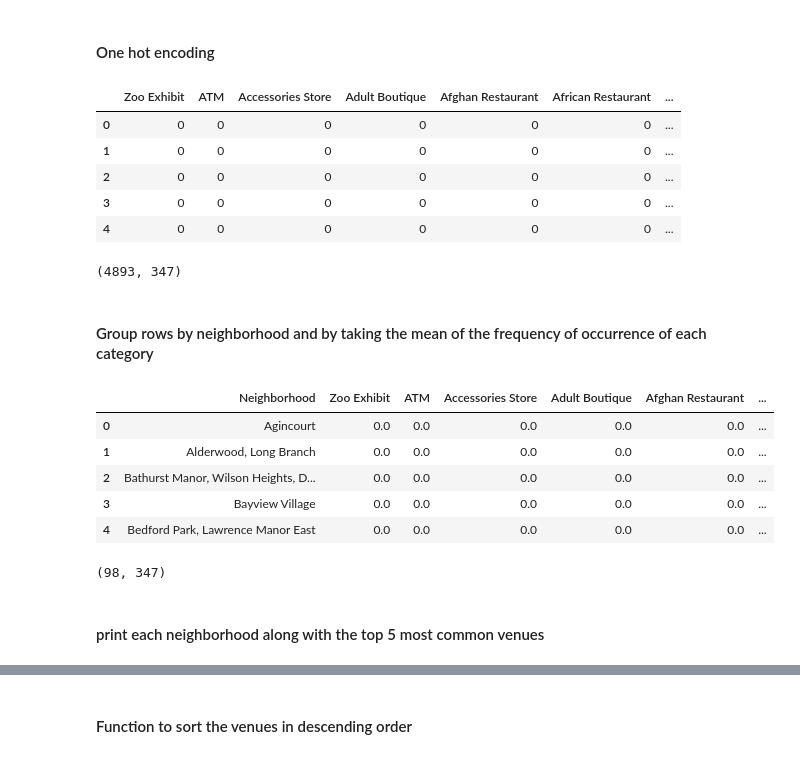
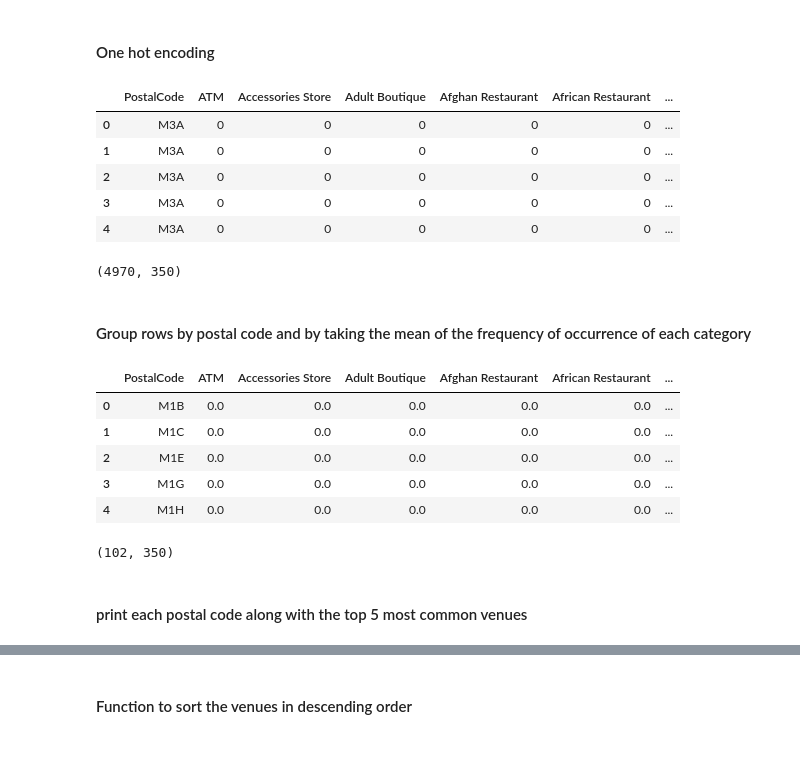
Before and after one commit to emilfh/Coursera_Capstone, a Jupyter notebook: assignment_neighborhoods_in_toronto.ipynb, the cells around one changed output, grey strips where cells are left out. Saved outputs shown, nothing was run; the diff lists cells and outputs as text; code cells hidden in the pictures.

```diff
--- a/assignment_neighborhoods_in_toronto.ipynb
+++ b/assignment_neighborhoods_in_toronto.ipynb
@@ -261,5 +259,3 @@ toronto_data = postal_data
-# %%
-toronto_data = toronto_data.drop_duplicates(subset=['Neighborhood'])
 # %% [markdown]
 #### Check number of unique boroughs
 # %%
@@ -325,11 +321,11 @@ CLIENT_SECRET:TZA5QOUXQ1JTH31IXRNGSP1DMUFUAI1C053RS3V50OTDBVF2
 # %%
 # Radius changed to larger, since many neighborhoods only had a few hits.
 
-def getNearbyVenues(names, latitudes, longitudes, radius=1000):
+def getNearbyVenues(postal_codes, latitudes, longitudes, radius=1000):
 
     venues_list=[]
-    for name, lat, lng in zip(names, latitudes, longitudes):
-        print(name)
+    for postal_code, lat, lng in zip(postal_codes, latitudes, longitudes):
+        print(postal_code)
 
         # create the API request URL
         url = 'https://api.foursquare.com/v2/venues/explore?&client_id={}&client_secret={}&v={}&ll={},{}&radius={}&limit={}'.format(
@@ -346,7 +342,7 @@ def getNearbyVenues(names, latitudes, longitudes, radius=1000):
 
         # return only relevant information for each nearby venue
         venues_list.append([(
-            name,
+            postal_code,
             lat,
             lng,
             v['venue']['name'],
@@ -355,9 +351,9 @@ def getNearbyVenues(names, latitudes, longitudes, radius=1000):
             v['venue']['categories'][0]['name']) for v in results])
 
     nearby_venues = pd.DataFrame([item for venue_list in venues_list for item in venue_list])
-    nearby_venues.columns = ['Neighborhood',
-                  'Neighborhood Latitude',
-                  'Neighborhood Longitude',
+    nearby_venues.columns = ['PostalCode',
+                  'PostalCode Latitude',
+                  'PostalCode Longitude',
                   'Venue',
                   'Venue Latitude',
                   'Venue Longitude',
@@ -369,5 +365,5 @@ def getNearbyVenues(names, latitudes, longitudes, radius=1000):
 # %%
-toronto_venues = getNearbyVenues(names=toronto_data['Neighborhood'],
+toronto_venues = getNearbyVenues(postal_codes=toronto_data['PostalCode'],
                                    latitudes=toronto_data['Latitude'],
                                    longitudes=toronto_data['Longitude']
                                   )
@@ -438,7 +434,7 @@ There are 347 uniques categories.
 toronto_onehot = pd.get_dummies(toronto_venues[['Venue Category']], prefix="", prefix_sep="")
 
 # add neighborhood column back to dataframe
-toronto_onehot['Neighborhood'] = toronto_venues['Neighborhood']
+toronto_onehot['PostalCode'] = toronto_venues['PostalCode']
 
 # move neighborhood column to the first column
 fixed_columns = [toronto_onehot.columns[-1]] + list(toronto_onehot.columns[:-1])
@@ -446,34 +442,34 @@ toronto_onehot = toronto_onehot[fixed_columns]
 
 toronto_onehot.head()
 # %% [output]
-|  | Zoo Exhibit | ATM | Accessories Store | Adult Boutique | Afghan Restaurant | African Restaurant | ... |
-| 0 | 0 | 0 | 0 | 0 | 0 | 0 | ... |
-| 1 | 0 | 0 | 0 | 0 | 0 | 0 | ... |
-| 2 | 0 | 0 | 0 | 0 | 0 | 0 | ... |
-| 3 | 0 | 0 | 0 | 0 | 0 | 0 | ... |
-| 4 | 0 | 0 | 0 | 0 | 0 | 0 | ... |
+|  | PostalCode | ATM | Accessories Store | Adult Boutique | Afghan Restaurant | African Restaurant | ... |
+| 0 | M3A | 0 | 0 | 0 | 0 | 0 | ... |
+| 1 | M3A | 0 | 0 | 0 | 0 | 0 | ... |
+| 2 | M3A | 0 | 0 | 0 | 0 | 0 | ... |
+| 3 | M3A | 0 | 0 | 0 | 0 | 0 | ... |
+| 4 | M3A | 0 | 0 | 0 | 0 | 0 | ... |
 # %%
 toronto_onehot.shape
 # %% [output]
-(4893, 347)
+(4970, 350)
 # %% [markdown]
-#### Group rows by neighborhood and by taking the mean of the frequency of occurrence of each category
+#### Group rows by postal code and by taking the mean of the frequency of occurrence of each category
 # %%
-toronto_grouped = toronto_onehot.groupby('Neighborhood').mean().reset_index()
+toronto_grouped = toronto_onehot.groupby('PostalCode').mean().reset_index()
 toronto_grouped.head()
 # %% [output]
-|  | Neighborhood | Zoo Exhibit | ATM | Accessories Store | Adult Boutique | Afghan Restaurant | ... |
-| 0 | Agincourt | 0.0 | 0.0 | 0.0 | 0.0 | 0.0 | ... |
-| 1 | Alderwood, Long Branch | 0.0 | 0.0 | 0.0 | 0.0 | 0.0 | ... |
-| 2 | Bathurst Manor, Wilson Heights, D... | 0.0 | 0.0 | 0.0 | 0.0 | 0.0 | ... |
-| 3 | Bayview Village | 0.0 | 0.0 | 0.0 | 0.0 | 0.0 | ... |
-| 4 | Bedford Park, Lawrence Manor East | 0.0 | 0.0 | 0.0 | 0.0 | 0.0 | ... |
+|  | PostalCode | ATM | Accessories Store | Adult Boutique | Afghan Restaurant | African Restaurant | ... |
+| 0 | M1B | 0.0 | 0.0 | 0.0 | 0.0 | 0.0 | ... |
+| 1 | M1C | 0.0 | 0.0 | 0.0 | 0.0 | 0.0 | ... |
+| 2 | M1E | 0.0 | 0.0 | 0.0 | 0.0 | 0.0 | ... |
+| 3 | M1G | 0.0 | 0.0 | 0.0 | 0.0 | 0.0 | ... |
+| 4 | M1H | 0.0 | 0.0 | 0.0 | 0.0 | 0.0 | ... |
 # %%
 toronto_grouped.shape
 # %% [output]
-(98, 347)
+(102, 350)
 # %% [markdown]
-#### print each neighborhood along with the top 5 most common venues
+#### print each postal code along with the top 5 most common venues
 # %%
 num_top_venues = 5
 
```
Also changed, not shown: parts of 16 cells of this notebook.
